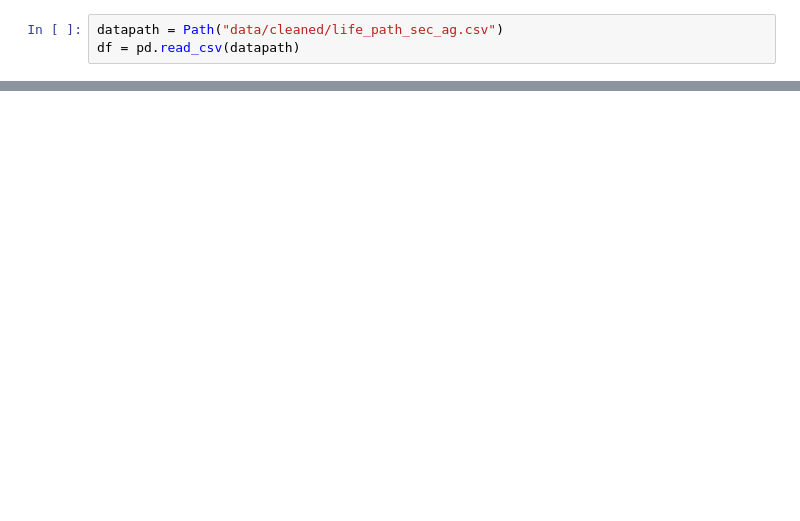
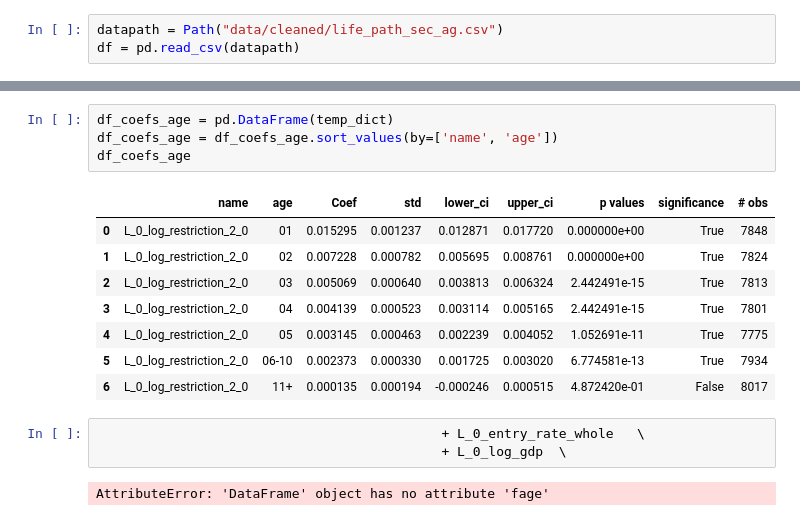
Before and after one commit to dczhaozach/RFE_project, a Jupyter notebook: notebooks/results.ipynb, the cells around one changed output, grey strips where cells are left out. Drawn from its saved outputs; the diff is of its cells as text; blank space fills up the shorter version.

```diff
--- a/notebooks/results.ipynb
+++ b/notebooks/results.ipynb
@@ -80,0 +170,18 @@ df = pd.read_csv(datapath)
+# %%
+df_coefs_age = pd.DataFrame(temp_dict)
+df_coefs_age = df_coefs_age.sort_values(by=['name', 'age'])
+df_coefs_age
+# %% [output]
+|  | name | age | Coef | std | lower_ci | upper_ci | p values | significance | # obs |
+| 0 | L_0_log_restriction_2_0 | 01 | 0.015295 | 0.001237 | 0.012871 | 0.017720 | 0.000000e+00 | True | 7848 |
+| 1 | L_0_log_restriction_2_0 | 02 | 0.007228 | 0.000782 | 0.005695 | 0.008761 | 0.000000e+00 | True | 7824 |
+| 2 | L_0_log_restriction_2_0 | 03 | 0.005069 | 0.000640 | 0.003813 | 0.006324 | 2.442491e-15 | True | 7813 |
+| 3 | L_0_log_restriction_2_0 | 04 | 0.004139 | 0.000523 | 0.003114 | 0.005165 | 2.442491e-15 | True | 7801 |
+| 4 | L_0_log_restriction_2_0 | 05 | 0.003145 | 0.000463 | 0.002239 | 0.004052 | 1.052691e-11 | True | 7775 |
+| 5 | L_0_log_restriction_2_0 | 06-10 | 0.002373 | 0.000330 | 0.001725 | 0.003020 | 6.774581e-13 | True | 7934 |
+| 6 | L_0_log_restriction_2_0 | 11+ | 0.000135 | 0.000194 | -0.000246 | 0.000515 | 4.872420e-01 | False | 8017 |
+# %%
+                                            + L_0_entry_rate_whole   \
+                                            + L_0_log_gdp  \
+# %% [output]
+AttributeError: 'DataFrame' object has no attribute 'fage'
```
Also changed, not shown: parts of 26 cells of this notebook, 4 other files.
